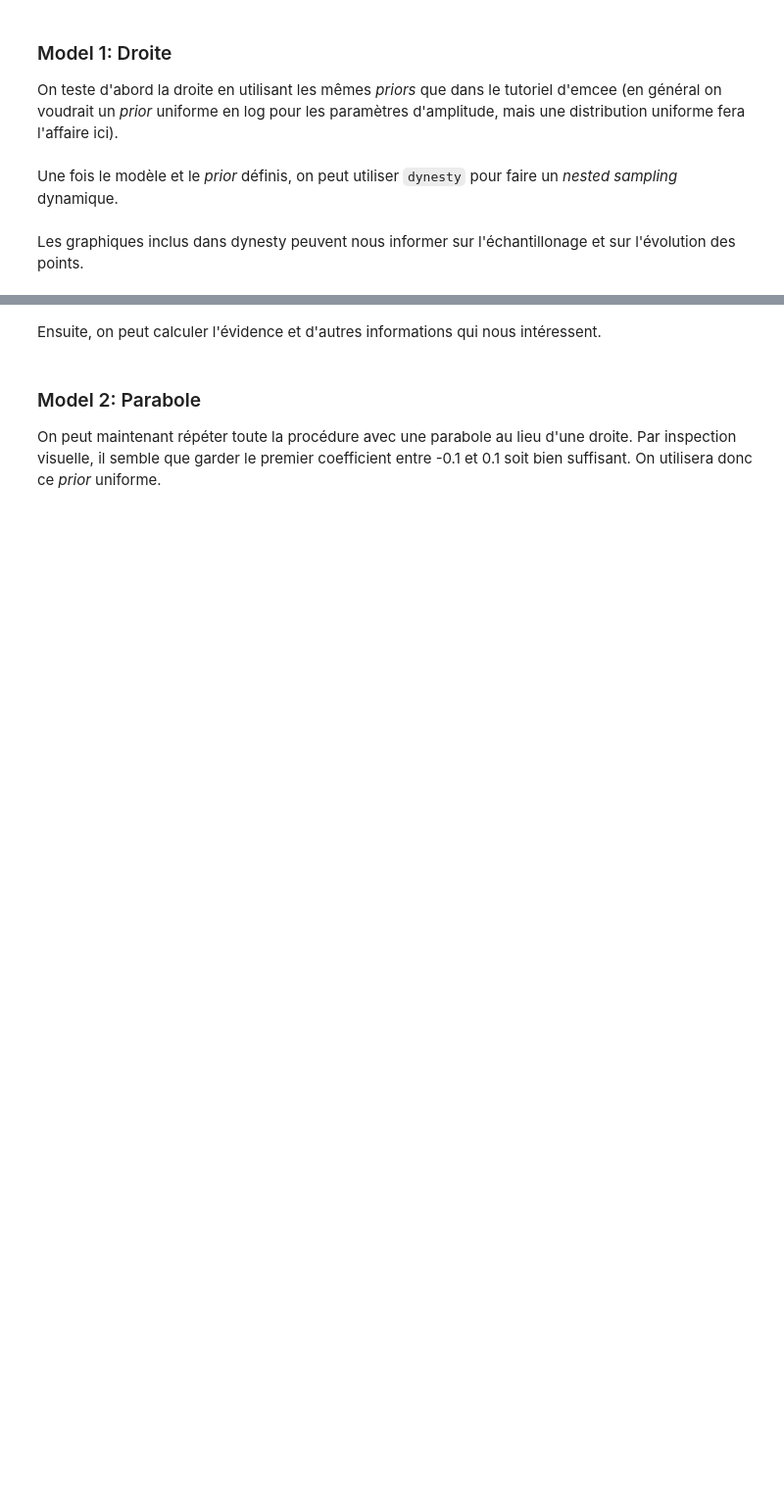
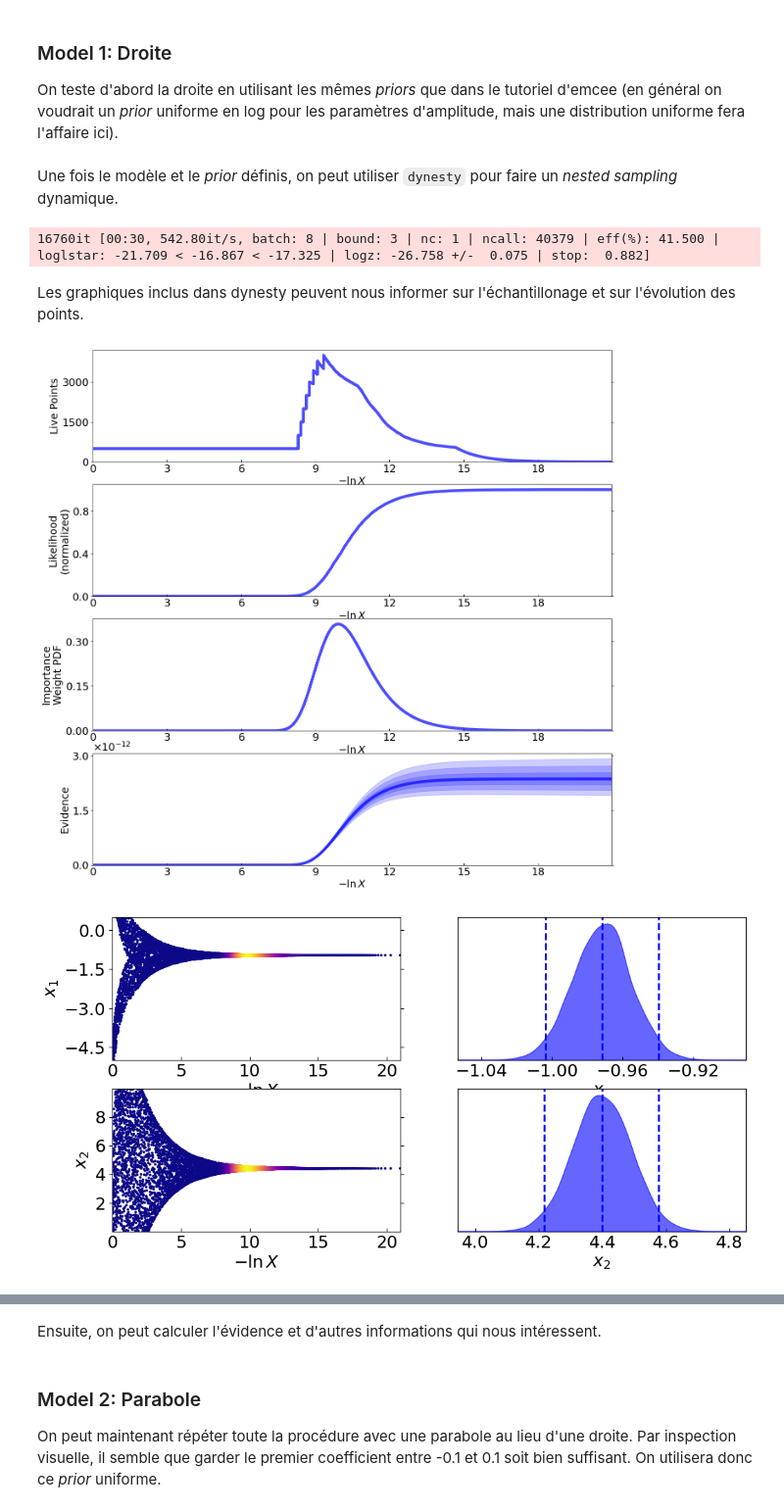
Before and after one commit to cimonaghan/phys3051, a Jupyter notebook: demo-tp5/demo_dynesty_vide.ipynb, the cells around one changed output, grey strips where cells are left out. Shown at 98% size. Drawn from its saved outputs; the diff is of its cells as text; code cells hidden in the pictures; blank space fills up the shorter version.

```diff
--- a/demo-tp5/demo_dynesty_vide.ipynb
+++ b/demo-tp5/demo_dynesty_vide.ipynb
@@ -105,12 +92,53 @@ def ptform_line(u):
+# %%
+ndim = 2
+
+def log_likelihood(theta, x, y, yerr):
+    m,b = theta
+    ymodel=m*x + b
+    return -0.5 * np.sum(np.log(2*np.pi*yerr**2)) - 0.5 * np.sum((ymodel-y)**2 / yerr**2)
+# %%
+def uniform_ptform(u, minval, maxval):
+    assert maxval > minval
+    scale = maxval-minval
+    return stats.uniform.ppf(u, loc=minval, scale=scale)
+
+def ptform_line(u):
+
+    p = np.array(u)
+
+    # m entre -5.0 et 0.5
+    p[0] = uniform_ptform(u[0], -5, 0.5)
+    # b entre 0 et 10
+    p[1] = uniform_ptform(u[1], 0, 10)
+    return p
 # %% [markdown]
 Une fois le modèle et le _prior_ définis, on peut utiliser `dynesty` pour faire un _nested sampling_ dynamique.
 # %%
+#!pip install dynesty
 import dynesty
 
+sampler_line = dynesty.DynamicNestedSampler(log_likelihood, ptform_line, 2, logl_args=(x,y,yerr))
+sampler_line.run_nested()
+
 # TODO: Utiliser dynesty pour exécuter un Nested sampling dynamique
+# %% [output]
+16760it [00:30, 542.80it/s, batch: 8 | bound: 3 | nc: 1 | ncall: 40379 | eff(%): 41.500 | loglstar: -21.709 < -16.867 < -17.325 | logz: -26.758 +/-  0.075 | stop:  0.882]
 # %% [markdown]
 Les graphiques inclus dans dynesty peuvent nous informer sur l'échantillonage et sur l'évolution des points.
+# %%
+
+
+results = sampler_line.results
 # %%
 from dynesty import plotting as dyplot
 
+rfig, raxes = dyplot.runplot(results)
+
+tfig, taxes = dyplot.traceplot(results)
+
+cfig, caxes = dyplot.cornerplot(results)
+
 # TODO: Utiliser dynesty pour afficher différents graphqiques
+# %% [output]
+[figure, added]
+[figure, added]
```
Also changed, not shown: parts of 6 cells of this notebook, 5 other files.
